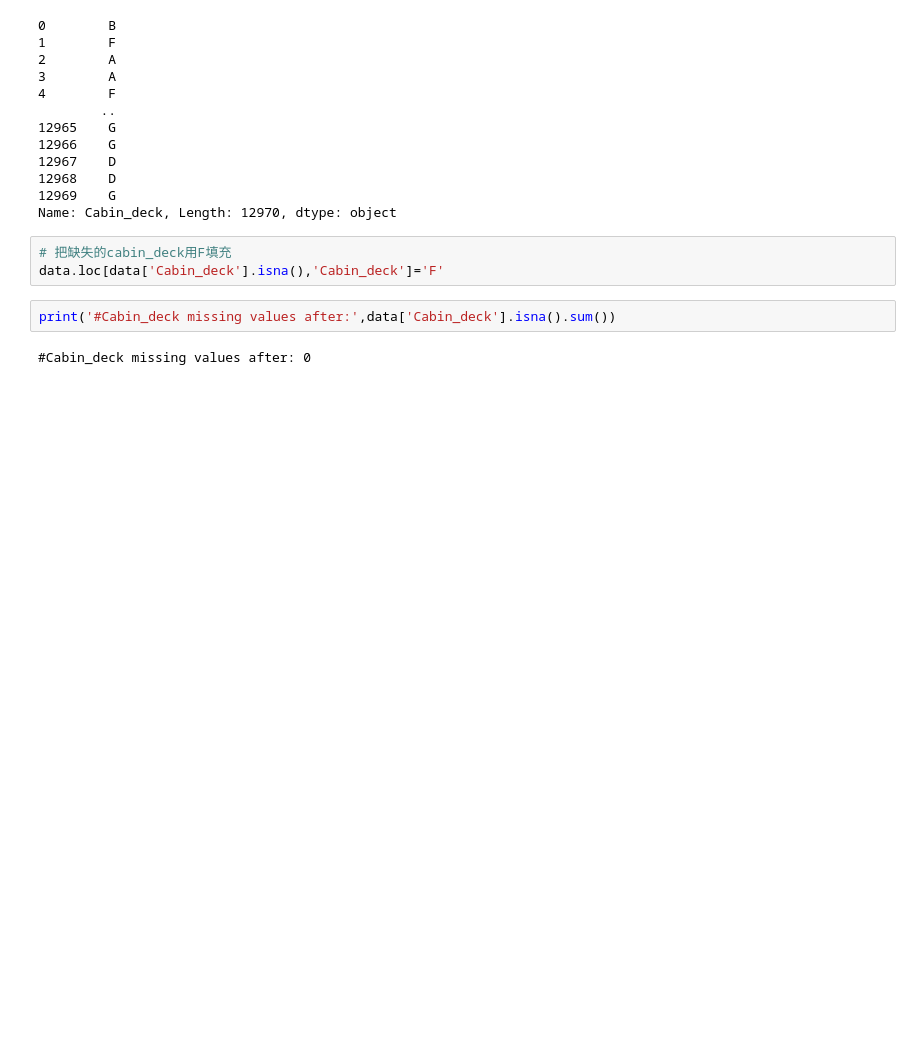
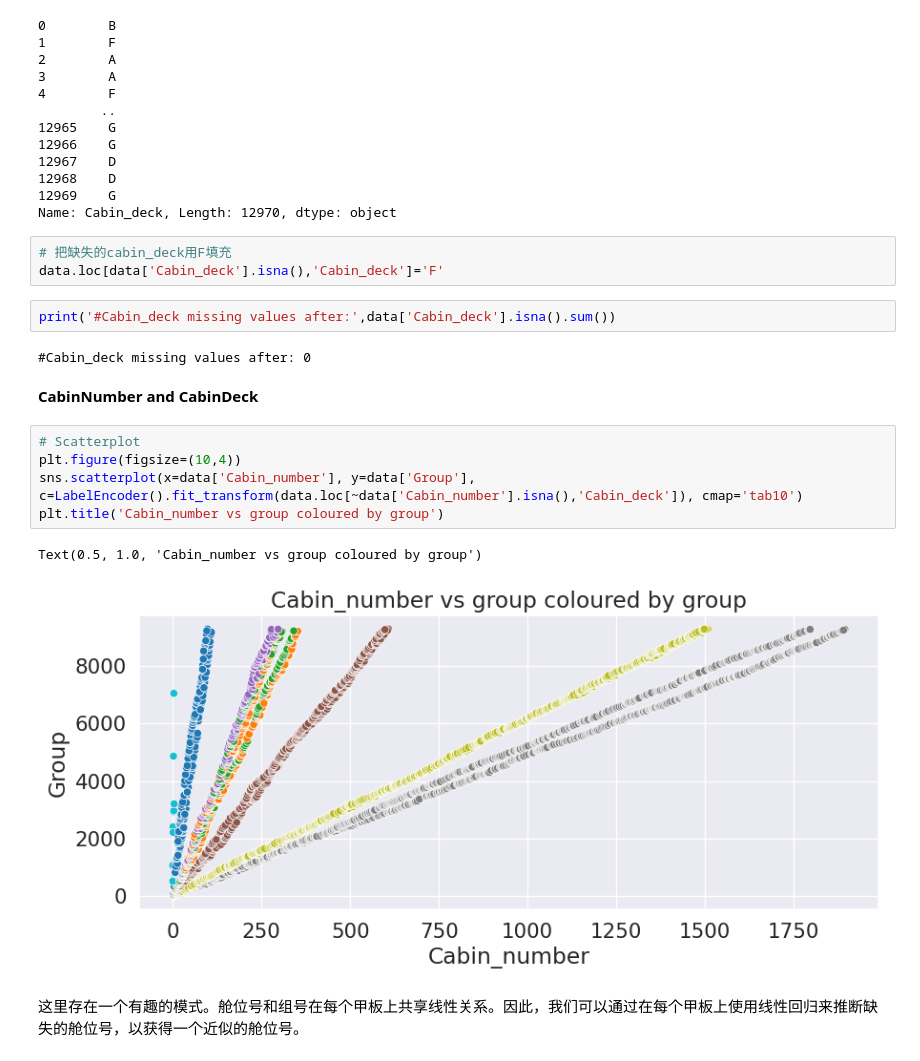
Before and after one commit to CambridgeZ/DataMining_Course_experiment, a Jupyter notebook: datamining-homework.ipynb, the cells around one changed output. Saved outputs shown, nothing was run; the diff lists cells and outputs as text; blank space fills up the shorter version.

Commit message:
Kaggle Notebook | DataMining_Homework | Version 4

```diff
--- a/datamining-homework.ipynb
+++ b/datamining-homework.ipynb
@@ -1318,3 +1318,15 @@ data.loc[data['Cabin_deck'].isna(),'Cabin_deck']='F'
 print('#Cabin_deck missing values after:',data['Cabin_deck'].isna().sum())
 # %% [output]
 #Cabin_deck missing values after: 0
+# %% [markdown]
+**CabinNumber and CabinDeck**
+# %%
+# Scatterplot
+plt.figure(figsize=(10,4))
+sns.scatterplot(x=data['Cabin_number'], y=data['Group'], c=LabelEncoder().fit_transform(data.loc[~data['Cabin_number'].isna(),'Cabin_deck']), cmap='tab10')
+plt.title('Cabin_number vs group coloured by group')
+# %% [output]
+Text(0.5, 1.0, 'Cabin_number vs group coloured by group')
+[figure, added]
+# %% [markdown]
+这里存在一个有趣的模式。舱位号和组号在每个甲板上共享线性关系。因此，我们可以通过在每个甲板上使用线性回归来推断缺失的舱位号，以获得一个近似的舱位号。
```
Also changed, not shown: parts of 9 cells of this notebook.
